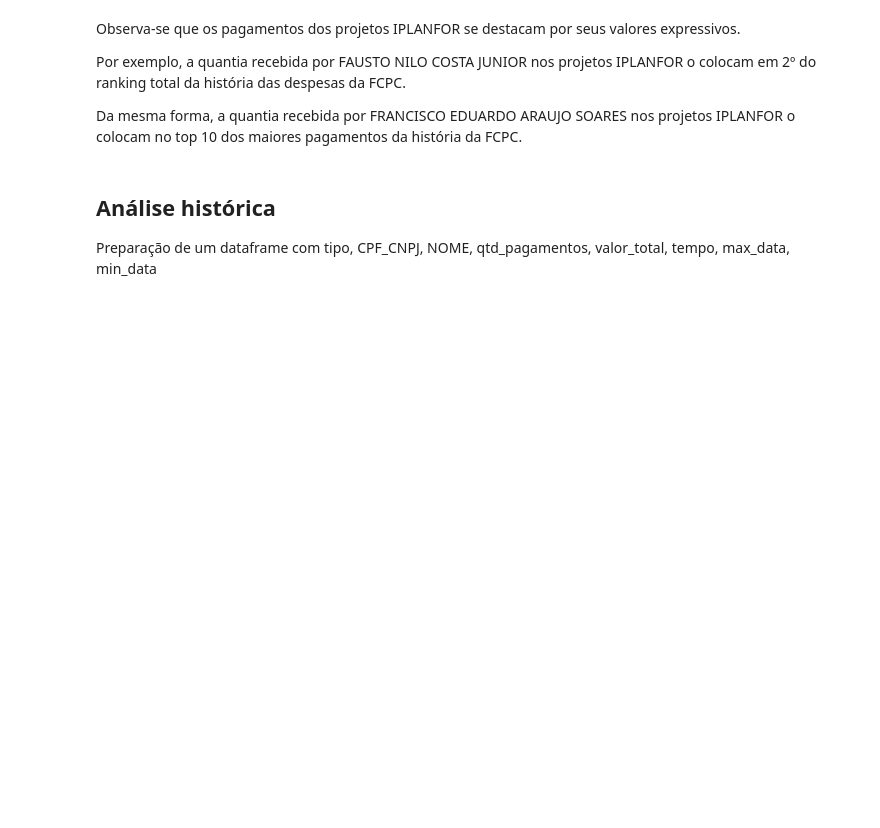
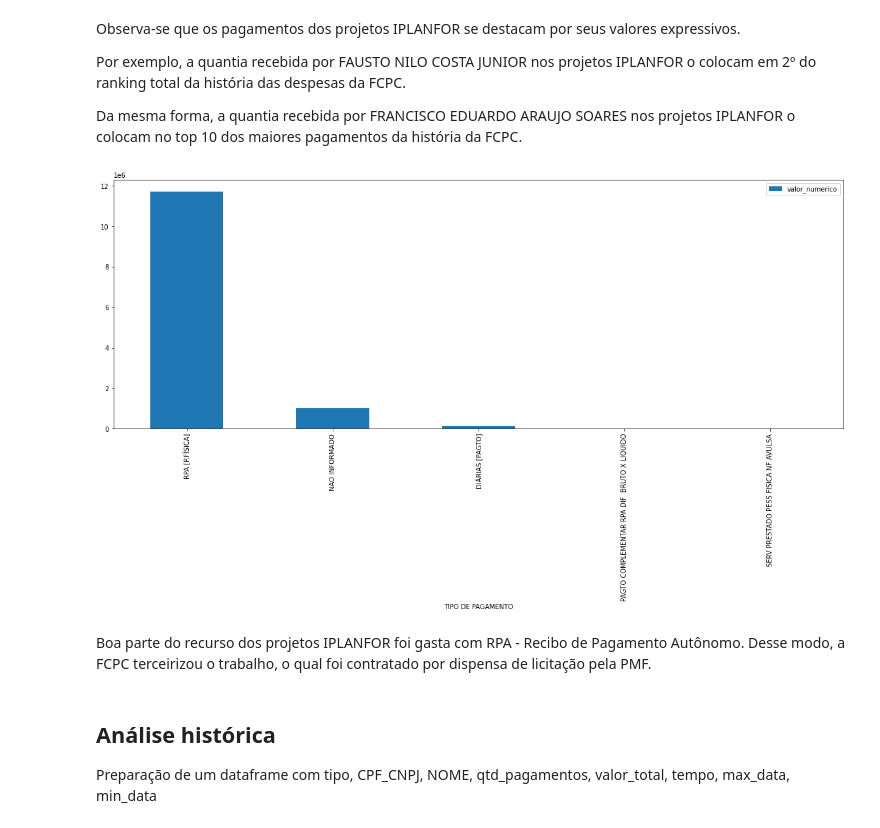
Before and after one commit to tmalveirac/fcpc, a Jupyter notebook: fcpc_analise_projetos.ipynb, the cells around one changed output. Drawn from its saved outputs; the diff is of its cells as text; code cells hidden in the pictures; blank space fills up the shorter version.

```diff
--- a/fcpc_analise_projetos.ipynb
+++ b/fcpc_analise_projetos.ipynb
@@ -280,6 +280,15 @@ Observa-se que os pagamentos dos projetos IPLANFOR se destacam por seus valores
 Por exemplo, a quantia recebida por FAUSTO NILO COSTA JUNIOR nos projetos IPLANFOR o colocam em 2º do ranking total da história das despesas da FCPC.
 
 Da mesma forma, a quantia recebida por FRANCISCO EDUARDO ARAUJO SOARES nos projetos IPLANFOR o colocam no top 10 dos maiores pagamentos da história da FCPC.
+# %%
+#Tipo de Pagamento. OBS. NAO INFORMADO -> PJ
+df.dropna(subset=['PROJETO']).query("PROJETO.str.contains('IPLANFOR', case=False)", engine='python').groupby('TIPO DE PAGAMENTO').sum().sort_values(by='valor_numerico', ascending=False).head(15).plot(kind='bar', y='valor_numerico')
+plt.ticklabel_format(axis="y", style="sci", scilimits=(6,6)) #Em milhões
+plt.show()
+# %% [output]
+[figure, added]
+# %% [markdown]
+Boa parte do recurso dos projetos IPLANFOR foi gasta com RPA - Recibo de Pagamento Autônomo. Desse modo, a FCPC terceirizou o trabalho, o qual foi contratado por dispensa de licitação pela PMF.
 # %% [markdown]
 ## Análise histórica
 
```
Also changed, not shown: parts of 3 cells of this notebook.
